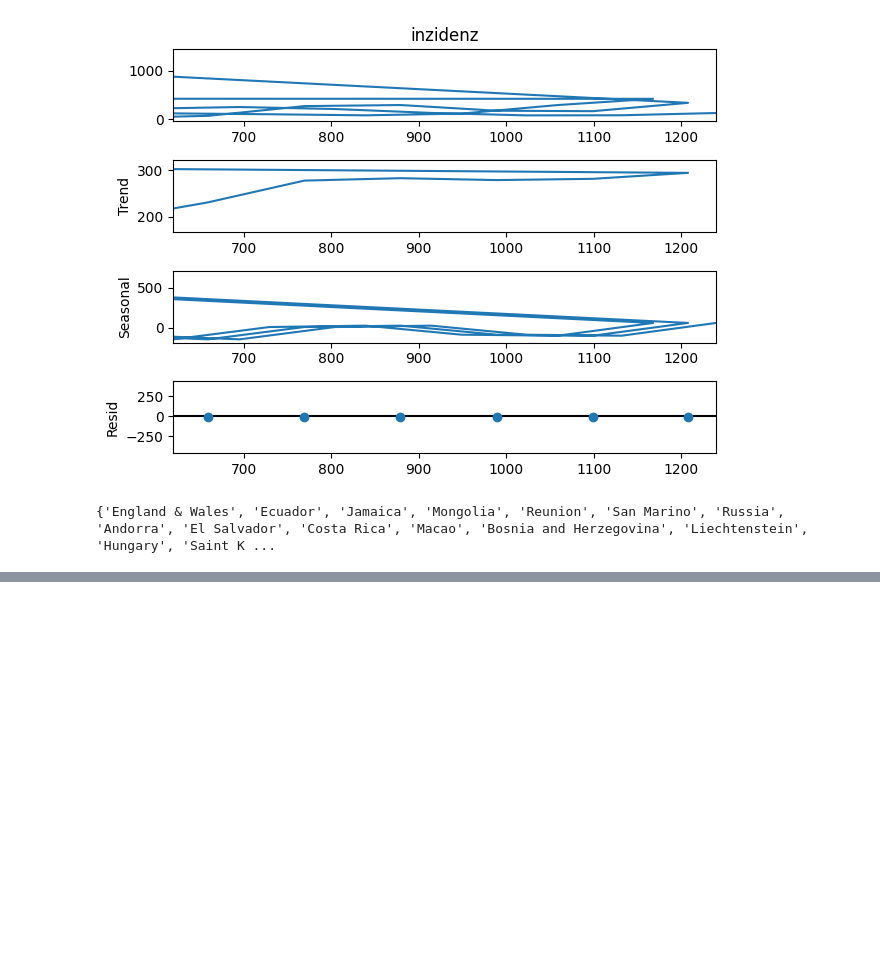
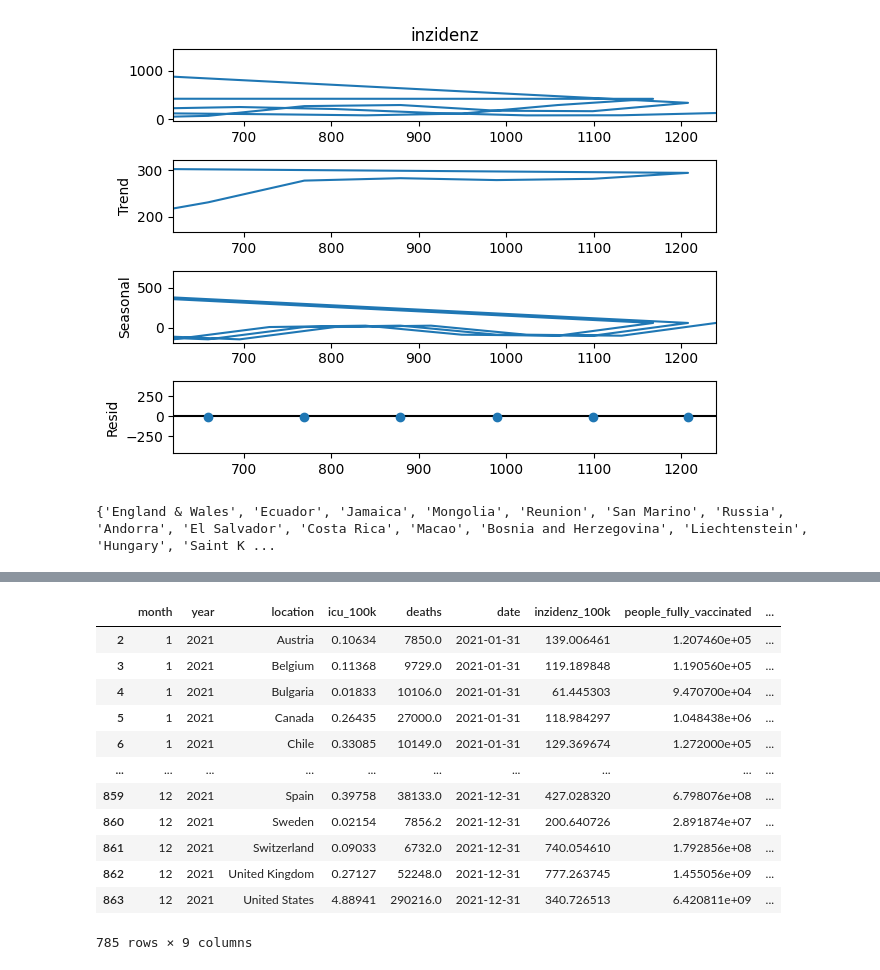
Before and after one commit to moshchev/smart_data, a Jupyter notebook: analyse.ipynb, the cells around one changed output, grey strips where cells are left out. Drawn from its saved outputs; the diff is of its cells as text; code cells hidden in the pictures; blank space fills up the shorter version.

```diff
--- a/analyse.ipynb
+++ b/analyse.ipynb
@@ -1241,0 +1283,26 @@ print(difference)
+# %%
+#Merged ICU, Mort, Inz, Vax
+merged_icu_mort_inz_vax = pd.merge(merged_hospitalizations_mort_inz, vax_monat, on=['location', 'year', 'month'], how='inner' )
+# Indizes
+columns_to_drop = [7, 9, 10, 11, 12]
+merged_icu_mort_inz_vax = merged_icu_mort_inz_vax.drop(merged_icu_mort_inz_vax.columns[columns_to_drop], axis=1)
+merged_icu_mort_inz_vax.rename(columns={'inzidenz': 'inzidenz_100k', 'value_per_100000':'icu_100k', 'gestorben': 'deaths'}, inplace=True)
+# Drop 0-Werte
+merged_icu_mort_inz_vax = merged_icu_mort_inz_vax[merged_icu_mort_inz_vax["deaths"] != 0]
+merged_icu_mort_inz_vax["deaths_100k"] = merged_icu_mort_inz_vax["deaths"] / 100000
+
+merged_icu_mort_inz_vax
+# %% [output]
+|  | month | year | location | icu_100k | deaths | date | inzidenz_100k | people_fully_vaccinated | ... |
+| 2 | 1 | 2021 | Austria | 0.10634 | 7850.0 | 2021-01-31 | 139.006461 | 1.207460e+05 | ... |
+| 3 | 1 | 2021 | Belgium | 0.11368 | 9729.0 | 2021-01-31 | 119.189848 | 1.190560e+05 | ... |
+| 4 | 1 | 2021 | Bulgaria | 0.01833 | 10106.0 | 2021-01-31 | 61.445303 | 9.470700e+04 | ... |
+| 5 | 1 | 2021 | Canada | 0.26435 | 27000.0 | 2021-01-31 | 118.984297 | 1.048438e+06 | ... |
+| 6 | 1 | 2021 | Chile | 0.33085 | 10149.0 | 2021-01-31 | 129.369674 | 1.272000e+05 | ... |
+| ... | ... | ... | ... | ... | ... | ... | ... | ... | ... |
+| 859 | 12 | 2021 | Spain | 0.39758 | 38133.0 | 2021-12-31 | 427.028320 | 6.798076e+08 | ... |
+| 860 | 12 | 2021 | Sweden | 0.02154 | 7856.2 | 2021-12-31 | 200.640726 | 2.891874e+07 | ... |
+| 861 | 12 | 2021 | Switzerland | 0.09033 | 6732.0 | 2021-12-31 | 740.054610 | 1.792856e+08 | ... |
+| 862 | 12 | 2021 | United Kingdom | 0.27127 | 52248.0 | 2021-12-31 | 777.263745 | 1.455056e+09 | ... |
+| 863 | 12 | 2021 | United States | 4.88941 | 290216.0 | 2021-12-31 | 340.726513 | 6.420811e+09 | ... |
+785 rows × 9 columns
```
Also changed, not shown: parts of 44 cells of this notebook.
